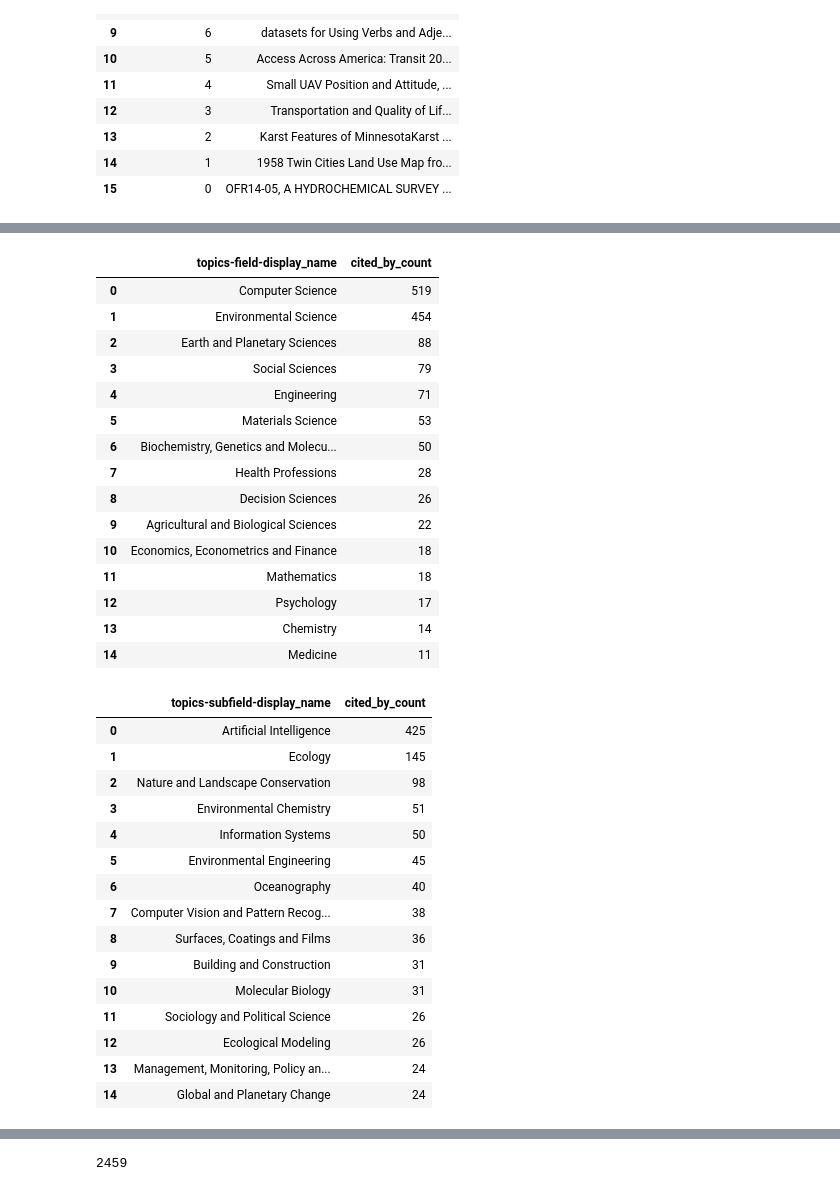
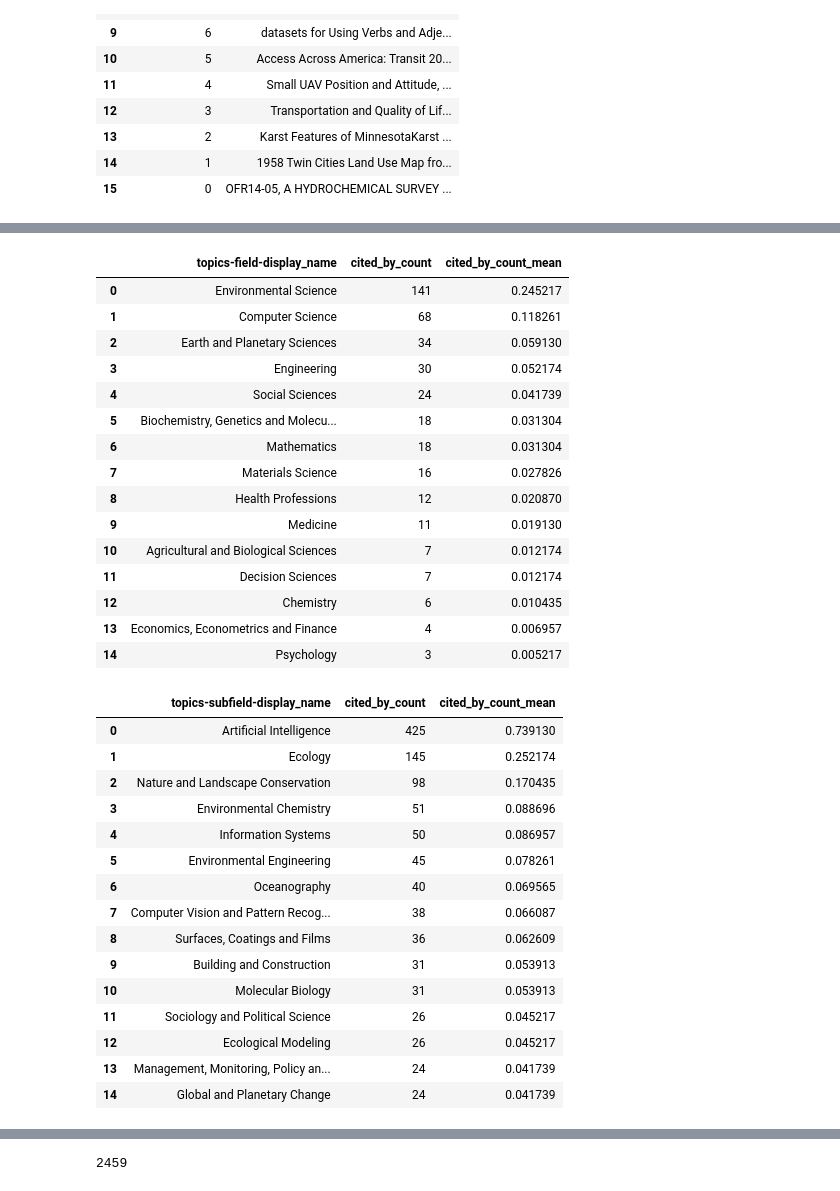
Before and after one commit to senderrr/OpenAlex, a Jupyter notebook: OpenAlexSourceVisuals.ipynb, the cells around one changed output, grey strips where cells are left out. Cells and saved outputs as stored; diff of their text form; code cells hidden in the pictures.

Commit message:
mean cited by

```diff
--- a/OpenAlexSourceVisuals.ipynb
+++ b/OpenAlexSourceVisuals.ipynb
@@ -381,8 +385,11 @@ df.head(5)
 # %%
-domain_cited_df = df
+doi_count = df['doi'].nunique()
+
+domain_cited_df = df.drop_duplicates(subset=['doi'])
 domain_cited_df = domain_cited_df.groupby(['topics-domain-display_name'])['cited_by_count'].sum().reset_index().sort_values(by='cited_by_count', ascending=False).reset_index(drop=True)
 #OpenAccessdf = OpenAccessdf[['title', 'cited_by_count']].sort_values(by=['cited_by_count'], ascending=False).drop_duplicates().reset_index(drop=True)
 #print('total cited by count is:', OpenAccessdf['cited_by_count'].sum())
-
+#domain['cited by mean'] = domain_cited_df.groupby(['topics-domain-display_name'])['cited_by_count'].sum().reset_index().sort_values(by='cited_by_count', ascending=False).reset_index(drop=True) / len
+domain_cited_df['cited_by_count_mean'] = domain_cited_df['cited_by_count'] / doi_count
 domain_cited_df
 # %% [output]
@@ -415,42 +401,46 @@ topic_cited_df.head(15)
 # %%
-field_df = df
+field_df = df.drop_duplicates(subset=['doi'])
 field_df = field_df.groupby(['topics-field-display_name'])['cited_by_count'].sum().reset_index().sort_values(by='cited_by_count', ascending=False).reset_index(drop=True)
+field_df['cited_by_count_mean'] = field_df['cited_by_count'] / doi_count
+
 field_df.head(15)
 # %% [output]
-|  | topics-field-display_name | cited_by_count |
-| 0 | Computer Science | 519 |
-| 1 | Environmental Science | 454 |
-| 2 | Earth and Planetary Sciences | 88 |
-| 3 | Social Sciences | 79 |
-| 4 | Engineering | 71 |
-| 5 | Materials Science | 53 |
-| 6 | Biochemistry, Genetics and Molecu... | 50 |
-| 7 | Health Professions | 28 |
-| 8 | Decision Sciences | 26 |
-| 9 | Agricultural and Biological Sciences | 22 |
-| 10 | Economics, Econometrics and Finance | 18 |
-| 11 | Mathematics | 18 |
-| 12 | Psychology | 17 |
-| 13 | Chemistry | 14 |
-| 14 | Medicine | 11 |
+|  | topics-field-display_name | cited_by_count | cited_by_count_mean |
+| 0 | Environmental Science | 141 | 0.245217 |
+| 1 | Computer Science | 68 | 0.118261 |
+| 2 | Earth and Planetary Sciences | 34 | 0.059130 |
+| 3 | Engineering | 30 | 0.052174 |
+| 4 | Social Sciences | 24 | 0.041739 |
+| 5 | Biochemistry, Genetics and Molecu... | 18 | 0.031304 |
+| 6 | Mathematics | 18 | 0.031304 |
+| 7 | Materials Science | 16 | 0.027826 |
+| 8 | Health Professions | 12 | 0.020870 |
+| 9 | Medicine | 11 | 0.019130 |
+| 10 | Agricultural and Biological Sciences | 7 | 0.012174 |
+| 11 | Decision Sciences | 7 | 0.012174 |
+| 12 | Chemistry | 6 | 0.010435 |
+| 13 | Economics, Econometrics and Finance | 4 | 0.006957 |
+| 14 | Psychology | 3 | 0.005217 |
 # %%
 subfield_df = df
 subfield_df = subfield_df.groupby(['topics-subfield-display_name'])['cited_by_count'].sum().reset_index().sort_values(by='cited_by_count', ascending=False).reset_index(drop=True)
+subfield_df['cited_by_count_mean'] = subfield_df['cited_by_count'] / doi_count
+
 subfield_df.head(15)
 # %% [output]
-|  | topics-subfield-display_name | cited_by_count |
-| 0 | Artificial Intelligence | 425 |
-| 1 | Ecology | 145 |
-| 2 | Nature and Landscape Conservation | 98 |
-| 3 | Environmental Chemistry | 51 |
-| 4 | Information Systems | 50 |
-| 5 | Environmental Engineering | 45 |
-| 6 | Oceanography | 40 |
-| 7 | Computer Vision and Pattern Recog... | 38 |
-| 8 | Surfaces, Coatings and Films | 36 |
-| 9 | Building and Construction | 31 |
-| 10 | Molecular Biology | 31 |
-| 11 | Sociology and Political Science | 26 |
-| 12 | Ecological Modeling | 26 |
-| 13 | Management, Monitoring, Policy an... | 24 |
-| 14 | Global and Planetary Change | 24 |
+|  | topics-subfield-display_name | cited_by_count | cited_by_count_mean |
+| 0 | Artificial Intelligence | 425 | 0.739130 |
+| 1 | Ecology | 145 | 0.252174 |
+| 2 | Nature and Landscape Conservation | 98 | 0.170435 |
+| 3 | Environmental Chemistry | 51 | 0.088696 |
+| 4 | Information Systems | 50 | 0.086957 |
+| 5 | Environmental Engineering | 45 | 0.078261 |
+| 6 | Oceanography | 40 | 0.069565 |
+| 7 | Computer Vision and Pattern Recog... | 38 | 0.066087 |
+| 8 | Surfaces, Coatings and Films | 36 | 0.062609 |
+| 9 | Building and Construction | 31 | 0.053913 |
+| 10 | Molecular Biology | 31 | 0.053913 |
+| 11 | Sociology and Political Science | 26 | 0.045217 |
+| 12 | Ecological Modeling | 26 | 0.045217 |
+| 13 | Management, Monitoring, Policy an... | 24 | 0.041739 |
+| 14 | Global and Planetary Change | 24 | 0.041739 |
```
Also changed, not shown: parts of 12 cells of this notebook.
